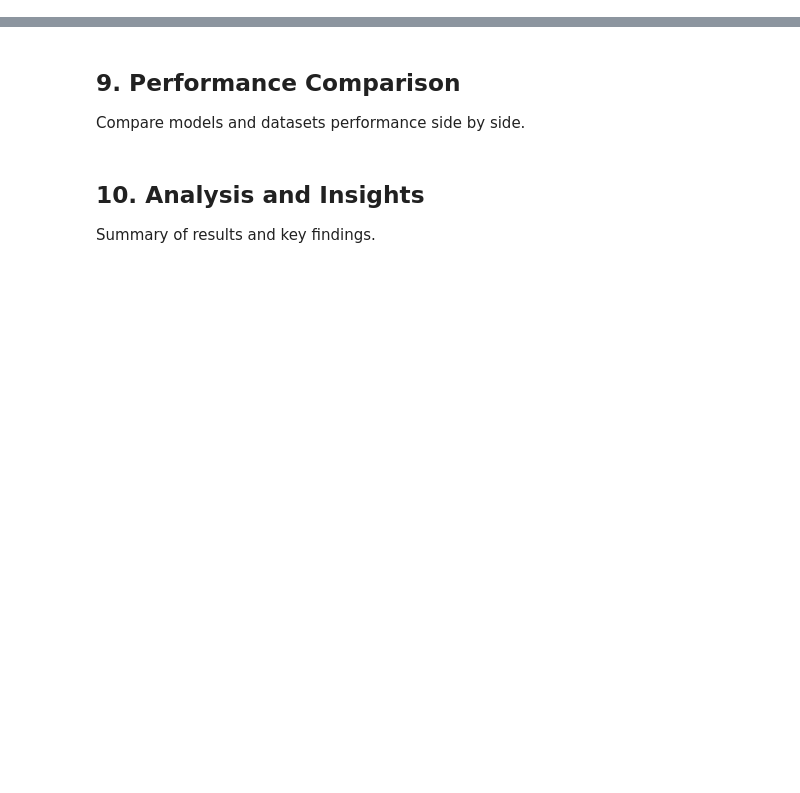
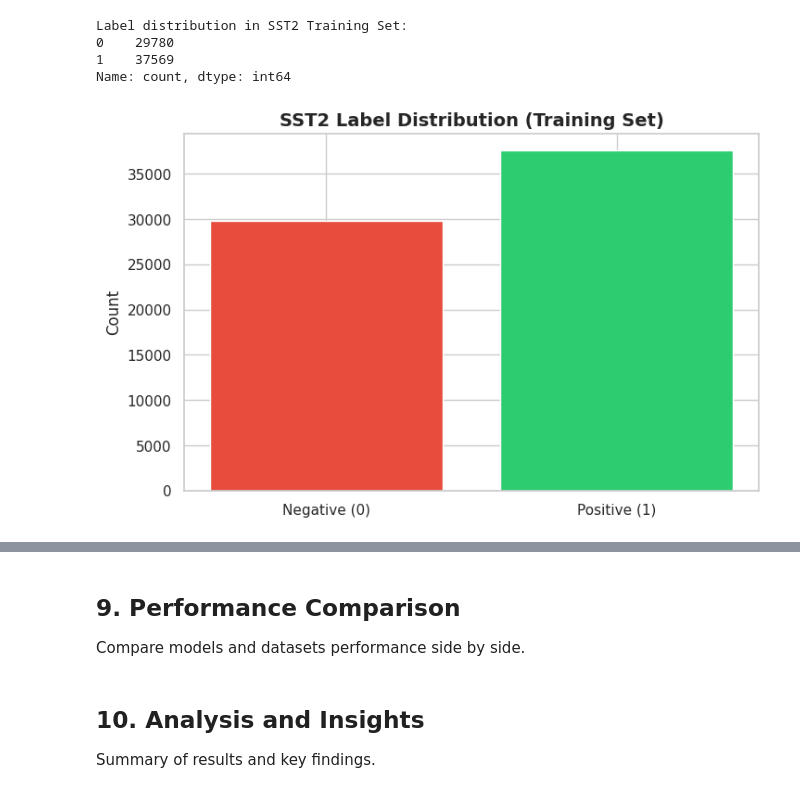
Before and after one commit to DPO-Labs/Cutting-Out-the-Middleman, a Jupyter notebook: src/Task_3_Sentiment_Classification.ipynb, the cells around one changed output, grey strips where cells are left out. Cells and saved outputs as stored; diff of their text form; code cells hidden in the pictures; blank space fills up the shorter version.

Commit message:
Feat: Add Task3 classification with fixed note

```diff
--- a/src/Task_3_Sentiment_Classification.ipynb
+++ b/src/Task_3_Sentiment_Classification.ipynb
@@ -843,0 +85,10 @@ print("Pipelines created!")
+# %%
+# Load SST-2 (Binary Classification)
+print("Loading SST-2 dataset...")
+sst2_dataset = load_dataset("stanfordnlp/sst2")
+
+# Load SST (Fine-grained / 5-class Classification)
+print("Loading SST dataset...")
+sst_dataset = load_dataset("SetFit/sst5")
+
+print("Datasets loaded successfully!")
@@ -843,0 +141,18 @@ print("Pipelines created!")
+# %%
+# SST2 label distribution
+label_counts_sst2 = pd.Series(sst2_dataset['train']['label']).value_counts().sort_index()
+print("Label distribution in SST2 Training Set:")
+print(label_counts_sst2)
+
+# Visualize
+plt.figure(figsize=(8, 5))
+plt.bar(['Negative (0)', 'Positive (1)'], label_counts_sst2, color=['#e74c3c', '#2ecc71'])
+plt.title('SST2 Label Distribution (Training Set)', fontsize=14, fontweight='bold')
+plt.ylabel('Count')
+plt.show()
+# %% [output]
+Label distribution in SST2 Training Set:
+0    29780
+1    37569
+Name: count, dtype: int64
+[figure, added]
```
Also changed, not shown: parts of 67 cells of this notebook, 1 other file.
